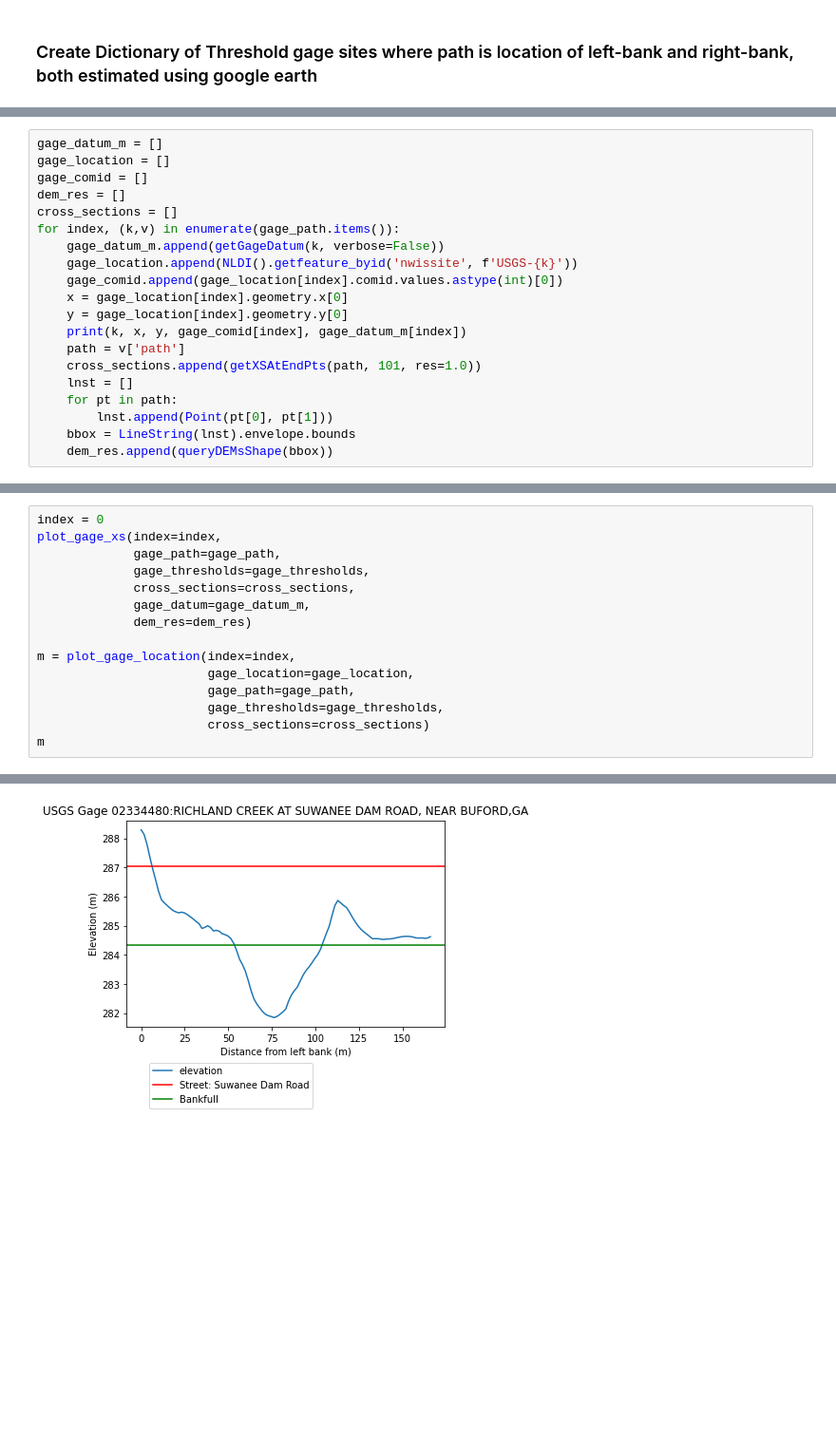
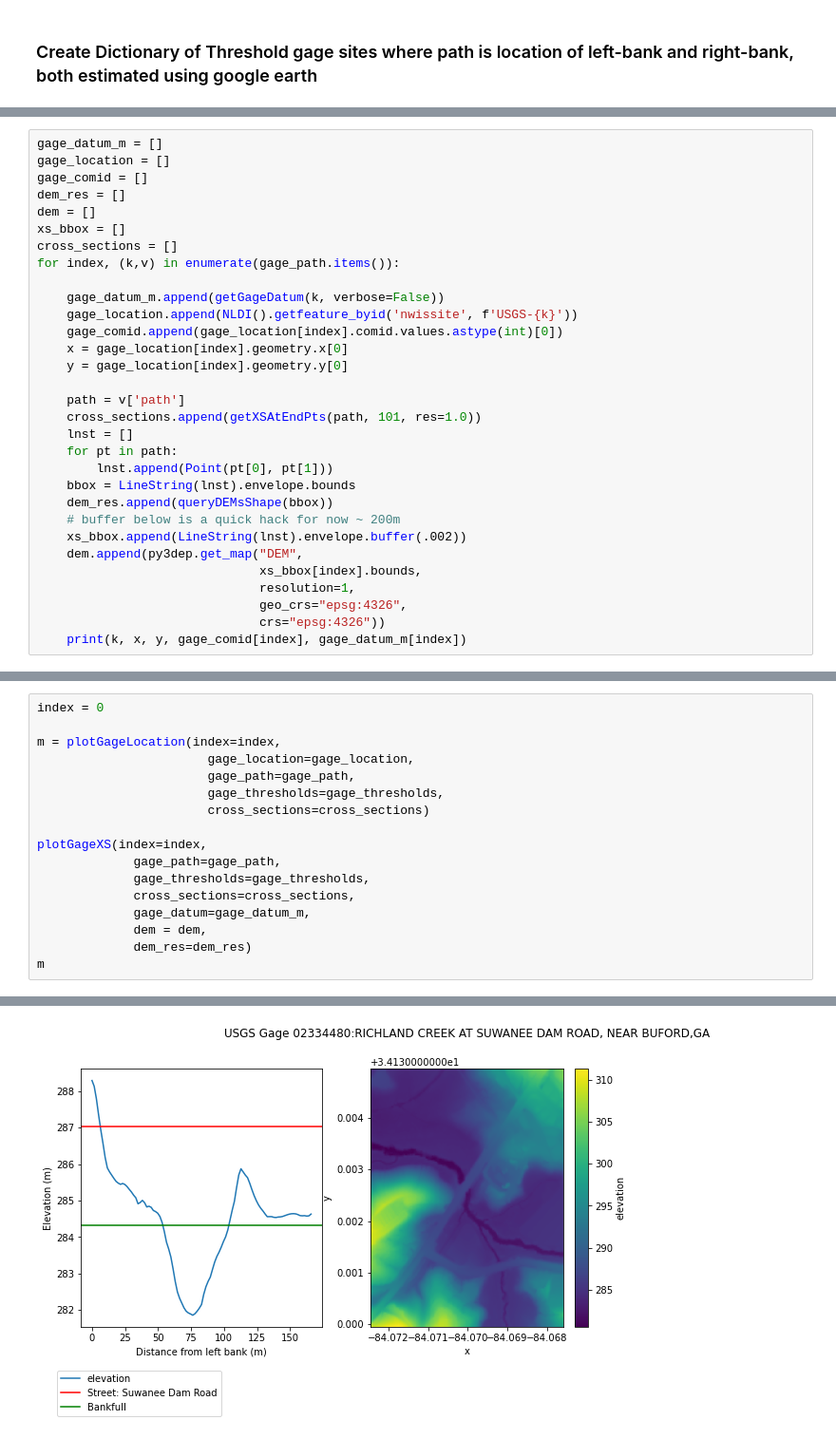
Before and after one commit to ACWI-SSWD/nldi_xstool_thresholds_test, a Jupyter notebook: notebooks/Threshold_XSTool_Demo.ipynb, the cells around one changed output, grey strips where cells are left out. Shown: that part at 95% size. Cells and saved outputs as stored; diff of their text form; blank space fills up the shorter version.

```diff
--- a/notebooks/Threshold_XSTool_Demo.ipynb
+++ b/notebooks/Threshold_XSTool_Demo.ipynb
@@ -63,14 +69,17 @@ gage_datum_m = []
 gage_location = []
 gage_comid = []
 dem_res = []
+dem = []
+xs_bbox = []
 cross_sections = []
 for index, (k,v) in enumerate(gage_path.items()):
+
     gage_datum_m.append(getGageDatum(k, verbose=False))
     gage_location.append(NLDI().getfeature_byid('nwissite', f'USGS-{k}'))
     gage_comid.append(gage_location[index].comid.values.astype(int)[0])
     x = gage_location[index].geometry.x[0]
     y = gage_location[index].geometry.y[0]
-    print(k, x, y, gage_comid[index], gage_datum_m[index])
+
     path = v['path']
     cross_sections.append(getXSAtEndPts(path, 101, res=1.0))
     lnst = []
@@ -78,5 +87,13 @@ for index, (k,v) in enumerate(gage_path.items()):
         lnst.append(Point(pt[0], pt[1]))
     bbox = LineString(lnst).envelope.bounds
     dem_res.append(queryDEMsShape(bbox))
+    # buffer below is a quick hack for now ~ 200m
+    xs_bbox.append(LineString(lnst).envelope.buffer(.002))
+    dem.append(py3dep.get_map("DEM",
+                              xs_bbox[index].bounds,
+                              resolution=1,
+                              geo_crs="epsg:4326",
+                              crs="epsg:4326"))
+    print(k, x, y, gage_comid[index], gage_datum_m[index])
 # %% [output]
 02334480 -84.07000112324023 34.13249789061552 2044673 281.6352
@@ -89,16 +104,18 @@ for index, (k,v) in enumerate(gage_path.items()):
 # %%
 index = 0
-plot_gage_xs(index=index,
+
+m = plotGageLocation(index=index,
+                       gage_location=gage_location,
+                       gage_path=gage_path,
+                       gage_thresholds=gage_thresholds,
+                       cross_sections=cross_sections)
+
+plotGageXS(index=index,
              gage_path=gage_path,
              gage_thresholds=gage_thresholds,
              cross_sections=cross_sections,
              gage_datum=gage_datum_m,
+             dem = dem,
              dem_res=dem_res)
-
-m = plot_gage_location(index=index,
-                       gage_location=gage_location,
-                       gage_path=gage_path,
-                       gage_thresholds=gage_thresholds,
-                       cross_sections=cross_sections)
 m
 # %% [output]
@@ -107,2 +123,2 @@ res_3m:True
 [interactive output not drawn]
-[figure, old version]
+[figure, new version]
```
Also changed, not shown: parts of 13 cells of this notebook, 2 other files.
